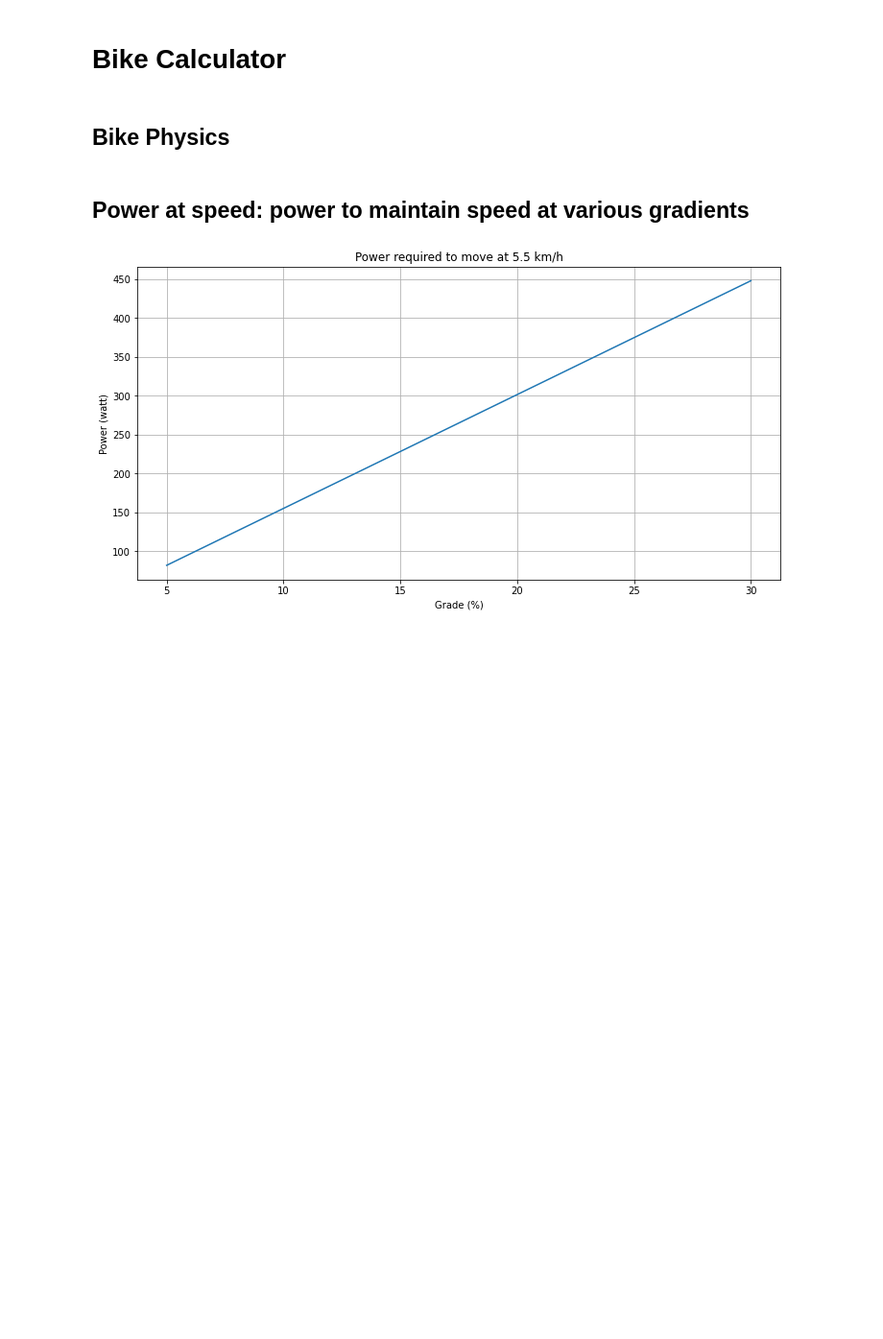
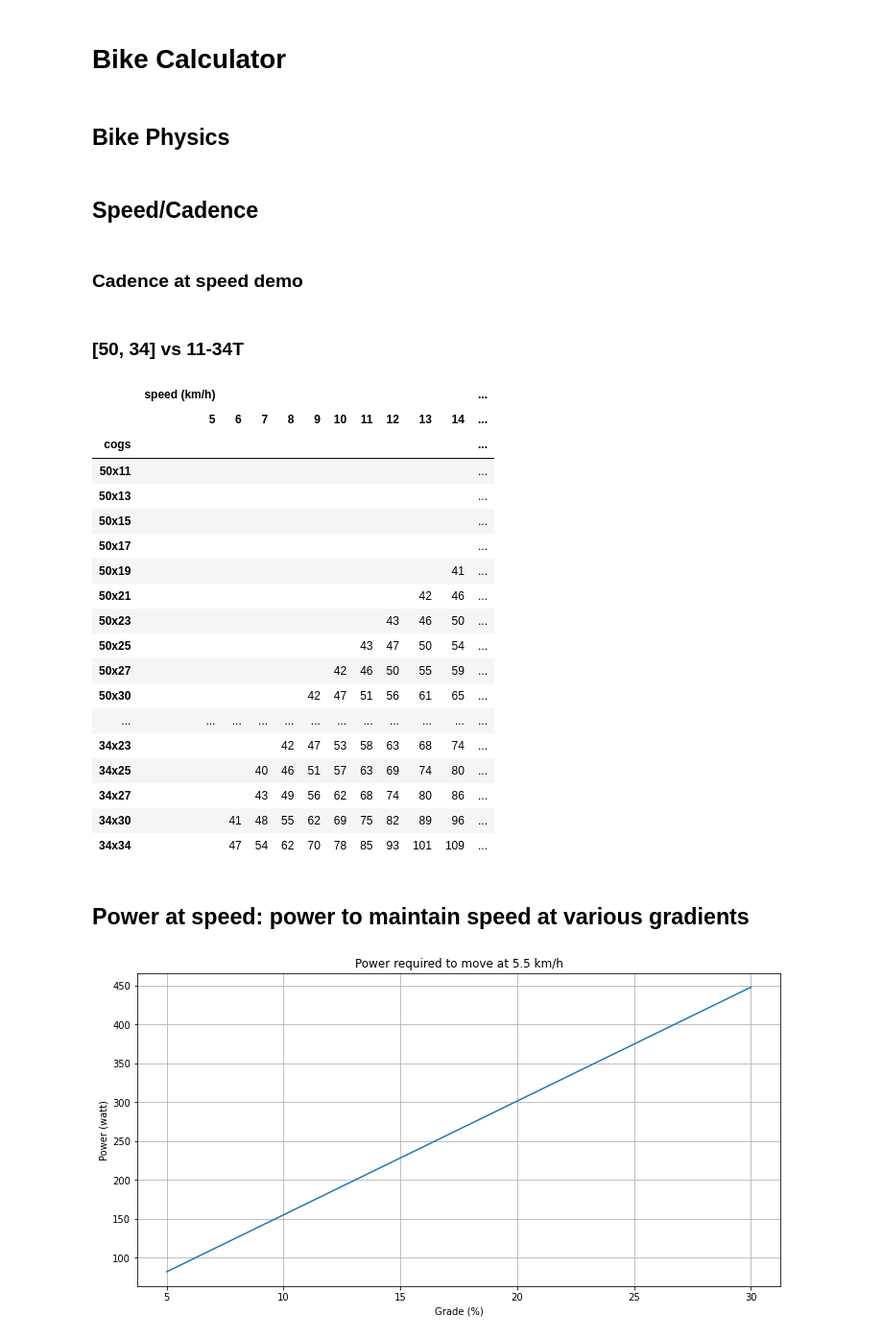
Before and after one commit to bennylp/zwift-training, a Jupyter notebook: Bike Calculator.ipynb, the cells around one changed output. Shown at 96% size. Saved outputs shown, nothing was run; the diff lists cells and outputs as text; code cells hidden in the pictures; blank space fills up the shorter version.

```diff
--- a/Bike Calculator.ipynb
+++ b/Bike Calculator.ipynb
@@ -222,0 +223,2 @@ def speed_at_cadence(cadence, chainring, cassette, tire_size):
+# %% [markdown]
+## Speed/Cadence
@@ -223,3 +242,68 @@ def speed_at_cadence(cadence, chainring, cassette, tire_size):
+# %% [markdown]
+### Cadence at speed demo
+# %%
+IDEAL_CADENCE = 85
+
+def cadence_at_speed_demo(chainrings, cassettes, tire_size, min_speed=25, max_speed=45, speed_inc=1):
+
+    def color_fader(c1='lightgreen', c2='white', mix=0):
+        c1 = np.array(mpl.colors.to_rgb(c1))
+        c2 = np.array(mpl.colors.to_rgb(c2))
+        return mpl.colors.to_hex((1-mix)*c1 + mix*c2)
+
+    def get_bg_style(arr):
+        def get_color(cad):
+            cad = int(cad) if cad else 0
+            diff = min(abs(IDEAL_CADENCE-cad)/30, 1)
+            return color_fader(mix=diff)
+        return [f'background-color: {get_color(cad)}' for cad in arr]
+
+    rows = []
+    for ring in chainrings:
+        for cog in cassettes:
+            row = dict(cogs=f'{ring}x{cog}')
+            for speed in np.arange(min_speed, max_speed+speed_inc, speed_inc):
+                cad = cadence_at_speed(speed, ring, cog, tire_size)
+                cad = str(cad) if cad >= 40 and cad <= 120 else ''
+                row[str(speed)] = cad
+            rows.append(row)
+    df = pd.DataFrame(rows).set_index('cogs')
+    columns = [('speed (km/h)', c) for c in df.columns]
+    df.columns = pd.MultiIndex.from_tuples(columns)
+    return df.style.apply(get_bg_style)
+
+
+if False:
+    chainrings = [46, 30]
+    sprocket = '11-32T'
+else:
+    chainrings = [50, 34]
+    sprocket = '11-34T'
+cassettes = CASSETTES[sprocket]
+display(Markdown(f'### {chainrings} vs {sprocket}'))
+cadence_at_speed_demo(chainrings, cassettes, TIRE_SIZE,
+                      min_speed=5, max_speed=35, speed_inc=1)
+# %% [output]
+### [50, 34] vs 11-34T
+|  | speed (km/h) |  |  |  |  |  |  |  |  |  | ... |
+|  | 5 | 6 | 7 | 8 | 9 | 10 | 11 | 12 | 13 | 14 | ... |
+| cogs |  |  |  |  |  |  |  |  |  |  | ... |
+| 50x11 |  |  |  |  |  |  |  |  |  |  | ... |
+| 50x13 |  |  |  |  |  |  |  |  |  |  | ... |
+| 50x15 |  |  |  |  |  |  |  |  |  |  | ... |
+| 50x17 |  |  |  |  |  |  |  |  |  |  | ... |
+| 50x19 |  |  |  |  |  |  |  |  |  | 41 | ... |
+| 50x21 |  |  |  |  |  |  |  |  | 42 | 46 | ... |
+| 50x23 |  |  |  |  |  |  |  | 43 | 46 | 50 | ... |
+| 50x25 |  |  |  |  |  |  | 43 | 47 | 50 | 54 | ... |
+| 50x27 |  |  |  |  |  | 42 | 46 | 50 | 55 | 59 | ... |
+| 50x30 |  |  |  |  | 42 | 47 | 51 | 56 | 61 | 65 | ... |
+| ... | ... | ... | ... | ... | ... | ... | ... | ... | ... | ... | ... |
+| 34x23 |  |  |  | 42 | 47 | 53 | 58 | 63 | 68 | 74 | ... |
+| 34x25 |  |  | 40 | 46 | 51 | 57 | 63 | 69 | 74 | 80 | ... |
+| 34x27 |  |  | 43 | 49 | 56 | 62 | 68 | 74 | 80 | 86 | ... |
+| 34x30 |  | 41 | 48 | 55 | 62 | 69 | 75 | 82 | 89 | 96 | ... |
+| 34x34 |  | 47 | 54 | 62 | 70 | 78 | 85 | 93 | 101 | 109 | ... |
 # %% [markdown]
 ## Power at speed: power to maintain speed at various gradients
 # %%
```
Also changed, not shown: parts of 8 cells of this notebook, 1 other file.
